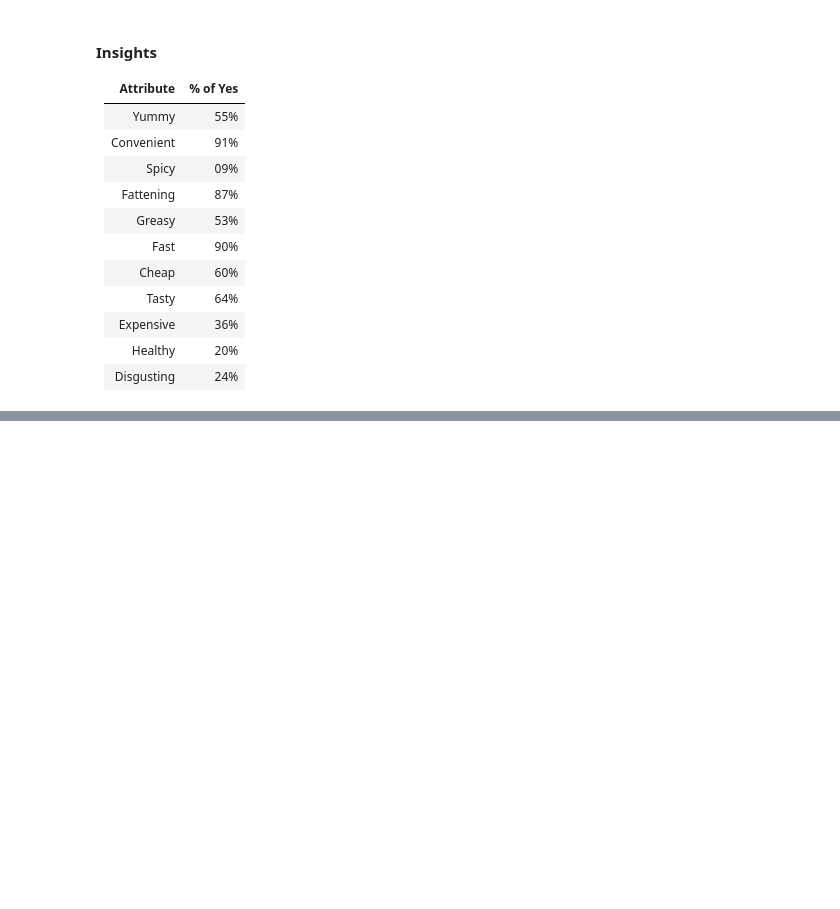
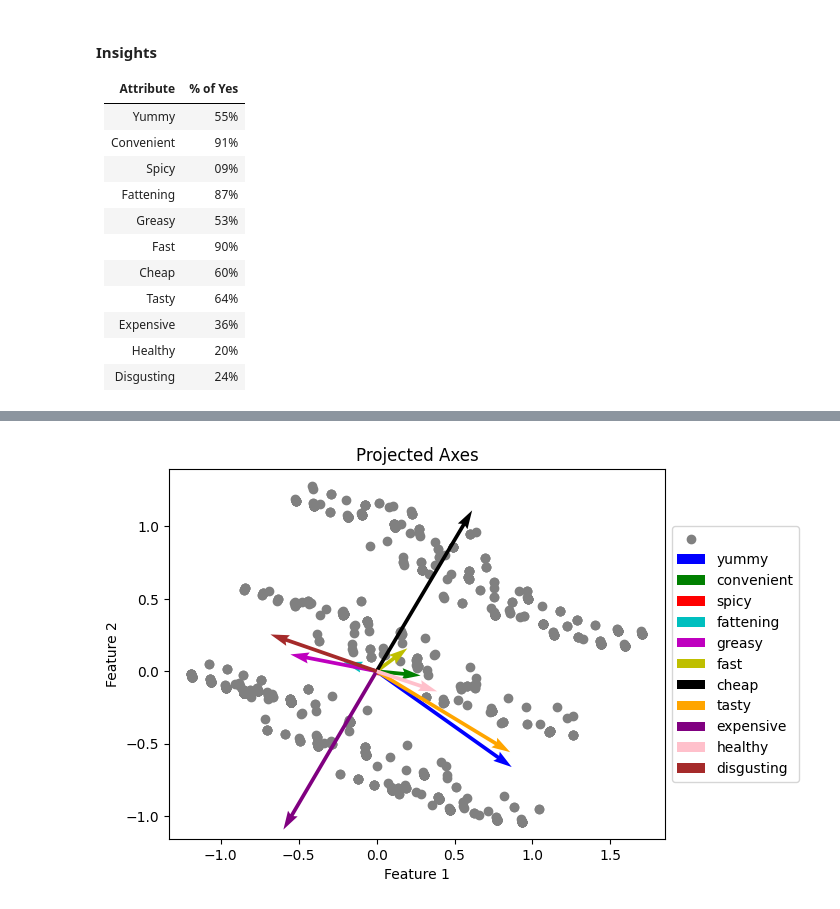
Before and after one commit to Hemant-Dua/Fast-Food-Case-Study, a Jupyter notebook: main.ipynb, the cells around one changed output, grey strips where cells are left out. Drawn from its saved outputs; the diff is of its cells as text; code cells hidden in the pictures; blank space fills up the shorter version.

```diff
--- a/main.ipynb
+++ b/main.ipynb
@@ -81,0 +87,14 @@ dtype: float64
+# %%
+pca = PCA()
+
+# Fit PCA to your data
+MD_pca = pca.fit_transform(df[["yummy","convenient","spicy","fattening","greasy","fast","cheap","tasty","expensive","healthy","disgusting"]])
+
+# Summary of PCA
+summary = pd.DataFrame({
+    'Standard deviation': pca.explained_variance_,
+    'Proportion of Variance': pca.explained_variance_ratio_,
+    'Cumulative Proportion': pca.explained_variance_ratio_.cumsum()
+})
+
+print(summary)
@@ -81,0 +141,32 @@ dtype: float64
+# %%
+# Plotting the PCA results
+plt.scatter(MD_pca[:, 0], MD_pca[:, 1], color='grey')
+plt.xlabel('PC1')
+plt.ylabel('PC2')
+plt.title('PCA Plot')
+
+# Projecting axes
+pca = PCA()
+pca.fit(df[["yummy","convenient","spicy","fattening","greasy","fast","cheap","tasty","expensive","healthy","disgusting"]])
+
+# Getting the principal components
+PC_axes = pca.components_[:2]
+
+# Plotting the projected axes
+plt.xlabel('Feature 1')
+plt.ylabel('Feature 2')
+plt.title('Projected Axes')
+
+colors = ['b', 'g', 'r', 'c', 'm', 'y', 'k', 'orange', 'purple', 'pink', 'brown']
+
+# Plotting the quivers for each attribute with adjusted orientation and thinner arrows
+for i, attribute in enumerate(["yummy","convenient","spicy","fattening","greasy","fast","cheap","tasty","expensive","healthy","disgusting"]):
+    plt.quiver(0, 0, -PC_axes[0][i], -PC_axes[1][i], color=colors[i], angles='xy', scale_units='xy', scale=0.55, linewidth=0.5)
+
+
+# Create legend
+plt.legend(['',"yummy","convenient","spicy","fattening","greasy","fast","cheap","tasty","expensive","healthy","disgusting"], loc='center left', bbox_to_anchor=(1, 0.5))
+
+plt.show()
+# %% [output]
+[figure, added]
```
Also changed, not shown: parts of 5 cells of this notebook.
